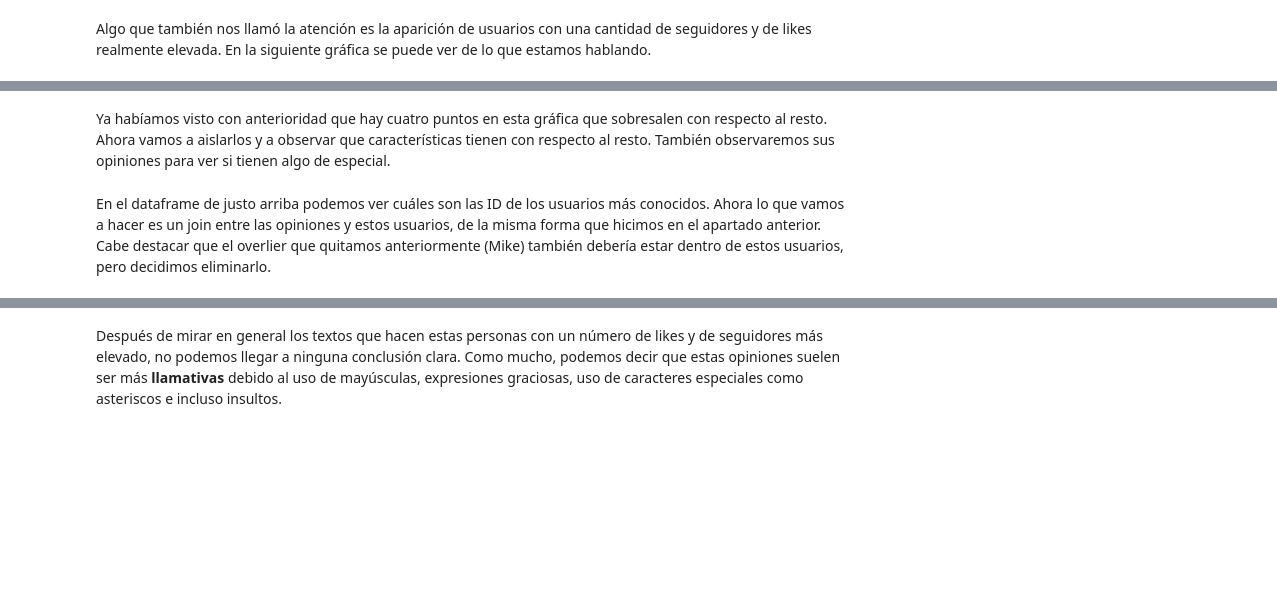
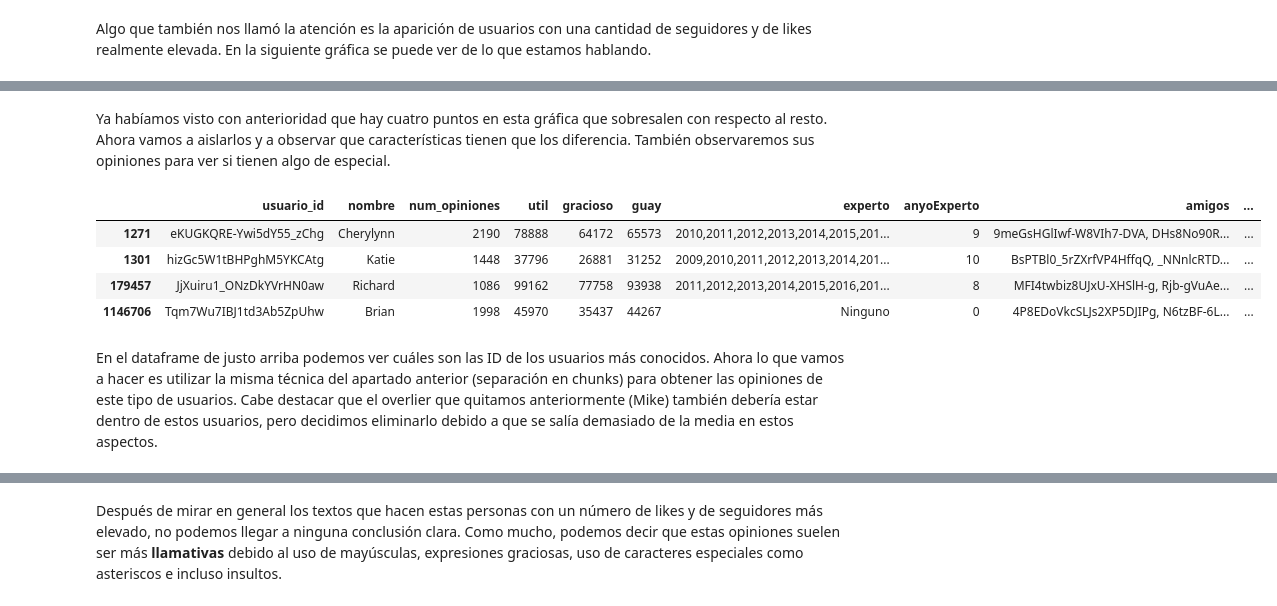
Before and after one commit to jcorrochanoj/DesafioFinalAD, a Jupyter notebook: Analisis_Users (I).ipynb, the cells around one changed output, grey strips where cells are left out. Cells and saved outputs as stored; diff of their text form; code cells hidden in the pictures; blank space fills up the shorter version.

```diff
--- a/Analisis_Users (I).ipynb
+++ b/Analisis_Users (I).ipynb
@@ -870,9 +892,15 @@ ax = sns.scatterplot(x = "num_likes", y = "seguidores", data = df_users_limpio[d
 # %% [markdown]
-Ya habíamos visto con anterioridad que hay cuatro puntos en esta gráfica que sobresalen con respecto al resto. Ahora vamos a aislarlos y a observar que características tienen con respecto al resto. También observaremos sus opiniones para ver si tienen algo de especial.
+Ya habíamos visto con anterioridad que hay cuatro puntos en esta gráfica que sobresalen con respecto al resto. Ahora vamos a aislarlos y a observar que características tienen que los diferencia. También observaremos sus opiniones para ver si tienen algo de especial.
 # %%
-influencers = df_users_limpio[df_users_limpio['categoria'] == 3][(df_users_limpio['num_likes'] > 150000) | \
+overliers = df_users_limpio[df_users_limpio['categoria'] == 3][(df_users_limpio['num_likes'] > 150000) | \
                                                    (df_users_limpio['seguidores'] > 2500) | \
                                                    ((df_users_limpio['seguidores'] > 2000) & (df_users_limpio['num_likes'] > 100000))]
-influencers
+overliers
+# %% [output]
+|  | usuario_id | nombre | num_opiniones | util | gracioso | guay | experto | anyoExperto | amigos | ... |
+| 1271 | eKUGKQRE-Ywi5dY55_zChg | Cherylynn | 2190 | 78888 | 64172 | 65573 | 2010,2011,2012,2013,2014,2015,201... | 9 | 9meGsHGlIwf-W8VIh7-DVA, DHs8No90R... | ... |
+| 1301 | hizGc5W1tBHPghM5YKCAtg | Katie | 1448 | 37796 | 26881 | 31252 | 2009,2010,2011,2012,2013,2014,201... | 10 | BsPTBl0_5rZXrfVP4HffqQ, _NNnlcRTD... | ... |
+| 179457 | JjXuiru1_ONzDkYVrHN0aw | Richard | 1086 | 99162 | 77758 | 93938 | 2011,2012,2013,2014,2015,2016,201... | 8 | MFI4twbiz8UJxU-XHSlH-g, Rjb-gVuAe... | ... |
+| 1146706 | Tqm7Wu7IBJ1td3Ab5ZpUhw | Brian | 1998 | 45970 | 35437 | 44267 | Ninguno | 0 | 4P8EDoVkcSLJs2XP5DJIPg, N6tzBF-6L... | ... |
 # %% [markdown]
-En el dataframe de justo arriba podemos ver cuáles son las ID de los usuarios más conocidos. Ahora lo que vamos a hacer es un join entre las opiniones y estos usuarios, de la misma forma que hicimos en el apartado anterior. Cabe destacar que el overlier que quitamos anteriormente (Mike) también debería estar dentro de estos usuarios, pero decidimos eliminarlo.
+En el dataframe de justo arriba podemos ver cuáles son las ID de los usuarios más conocidos. Ahora lo que vamos a hacer es utilizar la misma técnica del apartado anterior (separación en chunks) para obtener las opiniones de este tipo de usuarios. Cabe destacar que el overlier que quitamos anteriormente (Mike) también debería estar dentro de estos usuarios, pero decidimos eliminarlo debido a que se salía demasiado de la media en estos aspectos.
```
Also changed, not shown: parts of 42 cells of this notebook, 2 other files.
